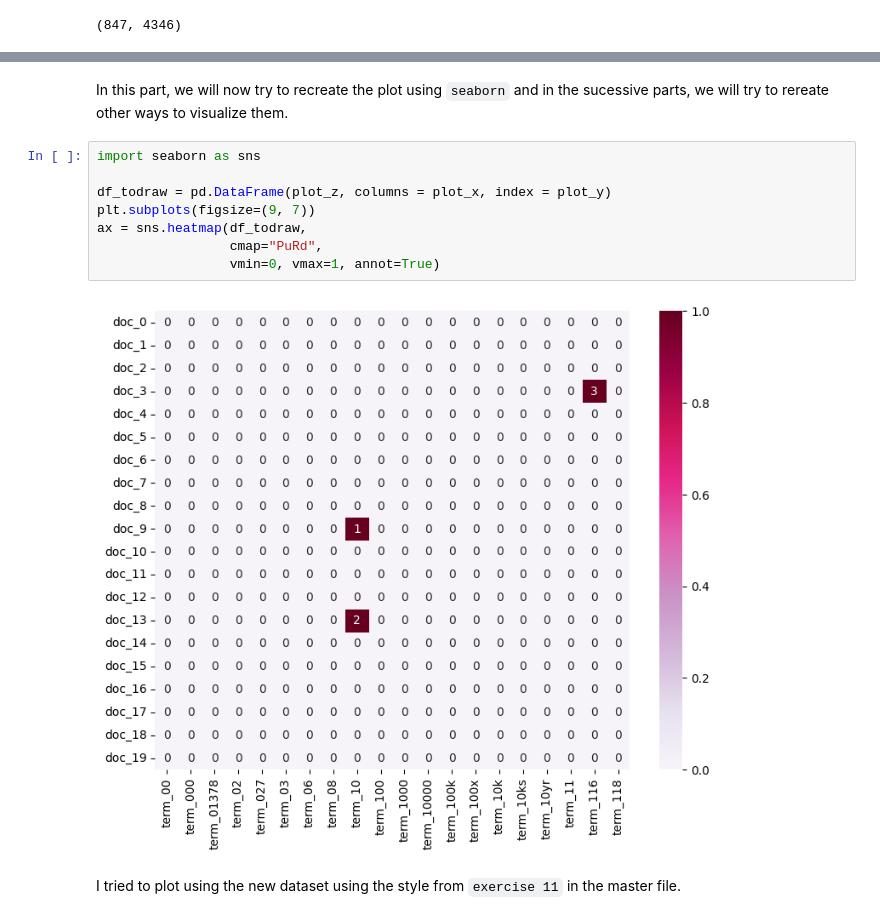
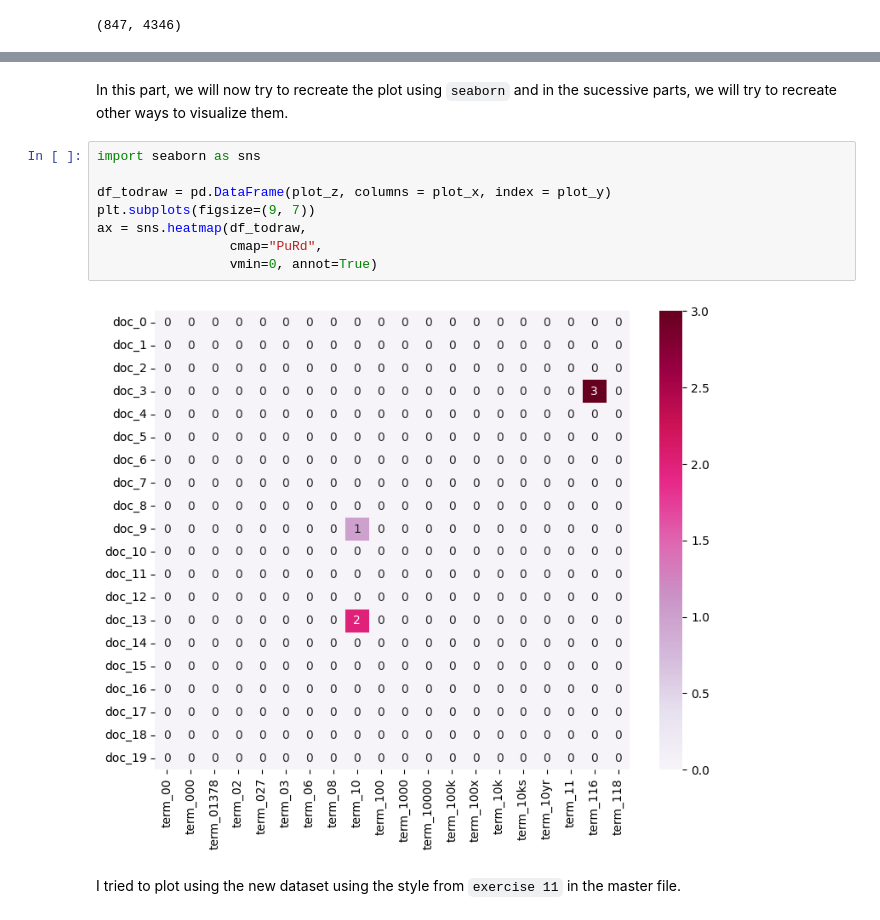
Before and after one commit to samjun99/DM2025-Lab1-Exercise, a Jupyter notebook: DM2025-Lab1-Homework.ipynb, the cells around one changed output, grey strips where cells are left out. Drawn from its saved outputs; the diff is of its cells as text.

```diff
--- a/DM2025-Lab1-Homework.ipynb
+++ b/DM2025-Lab1-Homework.ipynb
@@ -258,17 +278,17 @@ array([[0, 0, 0, 0, 0, 0, 0, 0, 0, 0, 0, 0, 0, 0, 0, 0, 0, 0, 0, 0],
        [0, 0, 0, 0, 0, 0, 0, 0, 0, 0, 0, 0, 0, 0, 0, 0, 0, 0, 0, 0],
        [0, 0, 0, 0, 0, 0, 0, 0, 0, 0, 0, 0, 0, 0, 0, 0, 0, 0, 0, 0]])
 # %% [markdown]
-In this part, we will now try to recreate the plot using `seaborn` and in the sucessive parts, we will try to rereate other ways to visualize them.
+In this part, we will now try to recreate the plot using `seaborn` and in the sucessive parts, we will try to recreate other ways to visualize them.
 # %%
 import seaborn as sns
 
 df_todraw = pd.DataFrame(plot_z, columns = plot_x, index = plot_y)
 plt.subplots(figsize=(9, 7))
 ax = sns.heatmap(df_todraw,
                  cmap="PuRd",
-                 vmin=0, vmax=1, annot=True)
+                 vmin=0, annot=True)
 # %% [output]
-[figure, old version]
+[figure, new version]
 # %% [markdown]
 I tried to plot using the new dataset using the style from `exercise 11` in the master file.
 # %%
```
Also changed, not shown: parts of 17 cells of this notebook, 2 other files.
